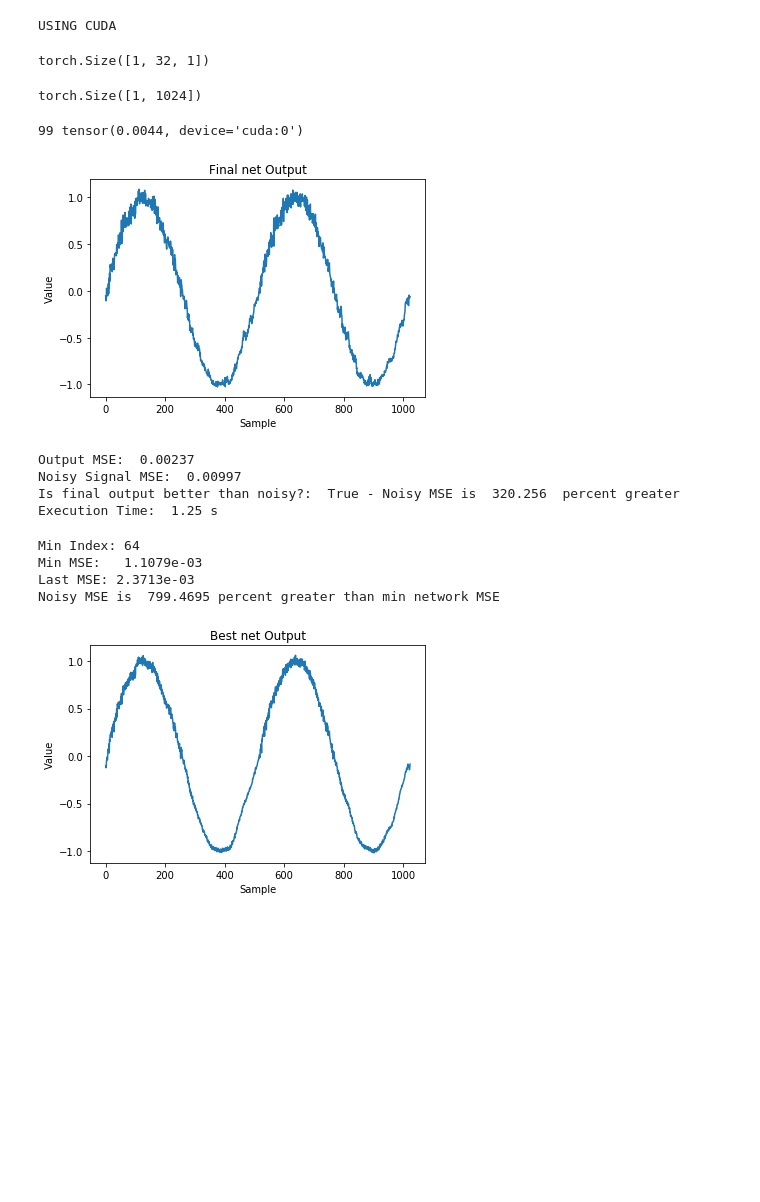
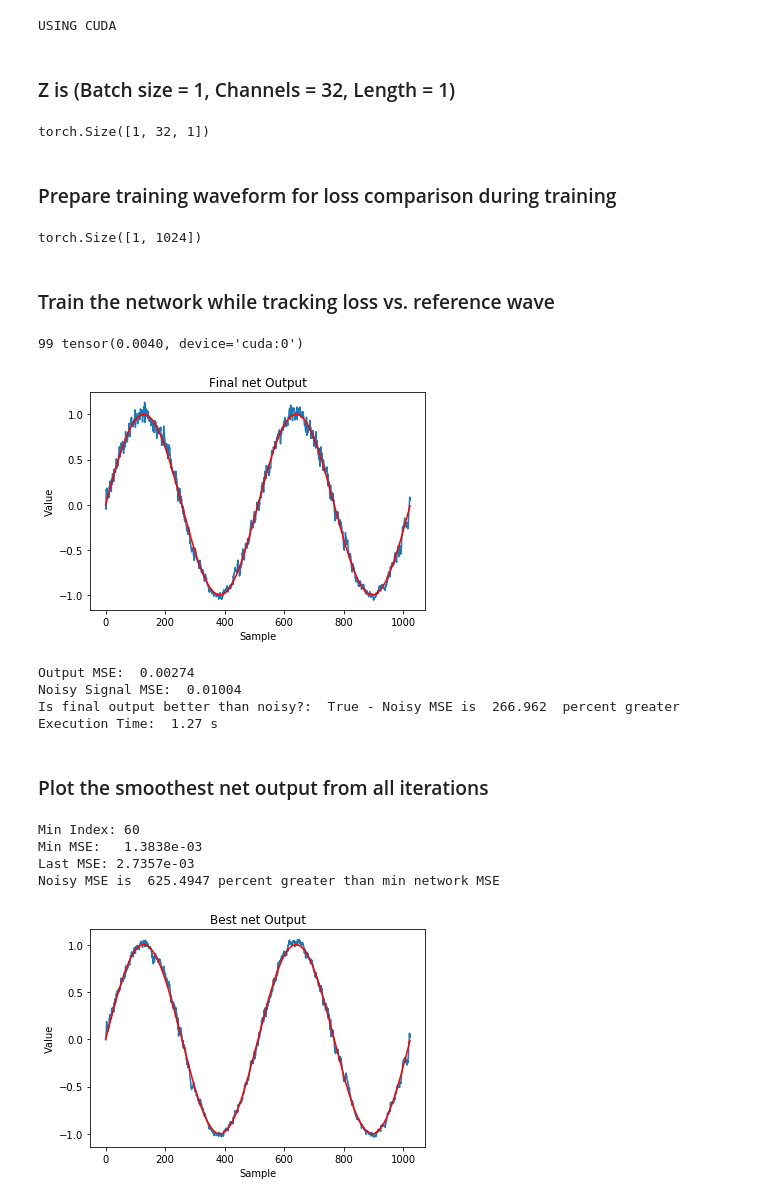
Before and after one commit to Sriram-Ravula/Sine_DIP, a Jupyter notebook: SineWave-DIP.ipynb, the cells around one changed output. Drawn from its saved outputs; the diff is of its cells as text; code cells hidden in the pictures; blank space fills up the shorter version.

```diff
--- a/SineWave-DIP.ipynb
+++ b/SineWave-DIP.ipynb
@@ -95,14 +110,14 @@ def get_stats(x):
     sigma = (b-a)/2.0
     return [mu, sigma]
 
-mu = get_stats(y0)[0]
-sigma = get_stats(y0)[1]
+MU = get_stats(y0)[0]
+SIGMA = get_stats(y0)[1]
 
 def normalise(x):
-    return (x-mu)/sigma
+    return (x-MU)/SIGMA
 
 def renormalise(x):
-    return x*sigma + mu
+    return x*SIGMA + MU
 
 print(mu, sigma)
 # %% [output]
@@ -215,10 +236,14 @@ z.data.normal_().type(dtype)
 optim = torch.optim.RMSprop(allparams,lr=LR,momentum=MOM, weight_decay=WD)
 # %% [output]
 USING CUDA
+# %% [markdown]
+### Z is (Batch size = 1, Channels = 32, Length = 1)
 # %%
 print(z.shape)
 # %% [output]
 torch.Size([1, 32, 1])
+# %% [markdown]
+### Prepare training waveform for loss comparison during training
 # %%
 # Create measurements y, move to Torch variable
 # torch.mm does matrix multiplication on a flattened row-major version of the image (R^(1)X(H*W*Ch)) and A^T (R^(H*W*Ch)X(measurements)) to produce a R^(measurements vector)
@@ -230,14 +255,14 @@ if CUDA: # move measurements to GPU if possible
 print(measurements.shape)
 # %% [output]
 torch.Size([1, 1024])
+# %% [markdown]
+### Train the network while tracking loss vs. reference wave
 # %%
 import time
 
 # Create numpy logs to store images, MSE values (from ground truth) for each iteration
 mse_log = np.zeros((NUM_ITER))#, nc))
 wave_log = np.zeros((NUM_ITER, WAVE_SIZE))#, nc))
-
-y0_denoised = get_sinusoid(num_samples = WAVE_SIZE, num_periods = WAVE_PERIODS, noisy=False)
 
 start = time.time()
 
@@ -256,6 +281,7 @@ for i in range(NUM_ITER):
         print(i,loss.data)
 
         plt.plot(np.arange(1024), wave)
+        plt.plot(np.arange(1024), y0_denoised, color='r')
         plt.xlabel("Sample")
         plt.ylabel("Value")
         plt.title("Final net Output")
@@ -274,43 +300,46 @@ print("Is final output better than noisy?: ", True_MSE < Noisy_MSE, "- Noisy MSE
 end = time.time()
 print("Execution Time: ", round(end-start, 2), "s")
 # %% [output]
-99 tensor(0.0044, device='cuda:0')
+99 tensor(0.0040, device='cuda:0')
-[figure, old version]
+[figure, new version]
-Output MSE:  0.00237
-Noisy Signal MSE:  0.00997
-Is final output better than noisy?:  True - Noisy MSE is  320.256  percent greater
-Execution Time:  1.25 s
+Output MSE:  0.00274
+Noisy Signal MSE:  0.01004
+Is final output better than noisy?:  True - Noisy MSE is  266.962  percent greater
+Execution Time:  1.27 s
+# %% [markdown]
+### Plot the smoothest net output from all iterations
 # %%
 from decimal import Decimal
 
 # format value n (to 4 decimal pts) for easy visualization
 def format_e(n, dec=4, is_hparam = False):
     a = '%E' % n
     pre = a.split('E')[0].rstrip('0').rstrip('.')
     pre = str(round(float(pre), dec))
     if is_hparam == True:
         pre = str(int(float(pre))) # get rid of decimal
     return pre + 'e' + a.split('E')[1]
 
 min_idx = np.argmin(mse_log) # find iteration with lowest loss
 wave_best = wave_log[min_idx] # get corresponding image
 min_mse = format_e(mse_log[min_idx]) # get corresponding mse
 last_mse = format_e(mse_log[NUM_ITER-1]) # get mse of last iter'n
 
 print('Min Index: ' + str(min_idx))
 print('Min MSE:   ' + str(min_mse))
 print('Last MSE: ' + str(last_mse))
 min_diff = 100.0*(Noisy_MSE - mse_log[min_idx])/mse_log[min_idx]
 print("Noisy MSE is ", round(min_diff, 4), "percent greater than min network MSE")
 
 plt.plot(np.arange(1024), wave_best)
+plt.plot(np.arange(1024), y0_denoised, color='r')
 plt.xlabel("Sample")
 plt.ylabel("Value")
 plt.title("Best net Output")
 plt.show()
 # %% [output]
-Min Index: 64
-Min MSE:   1.1079e-03
-Last MSE: 2.3713e-03
-Noisy MSE is  799.4695 percent greater than min network MSE
+Min Index: 60
+Min MSE:   1.3838e-03
+Last MSE: 2.7357e-03
+Noisy MSE is  625.4947 percent greater than min network MSE
-[figure, old version]
+[figure, new version]
```
Also changed, not shown: parts of 15 cells of this notebook.
